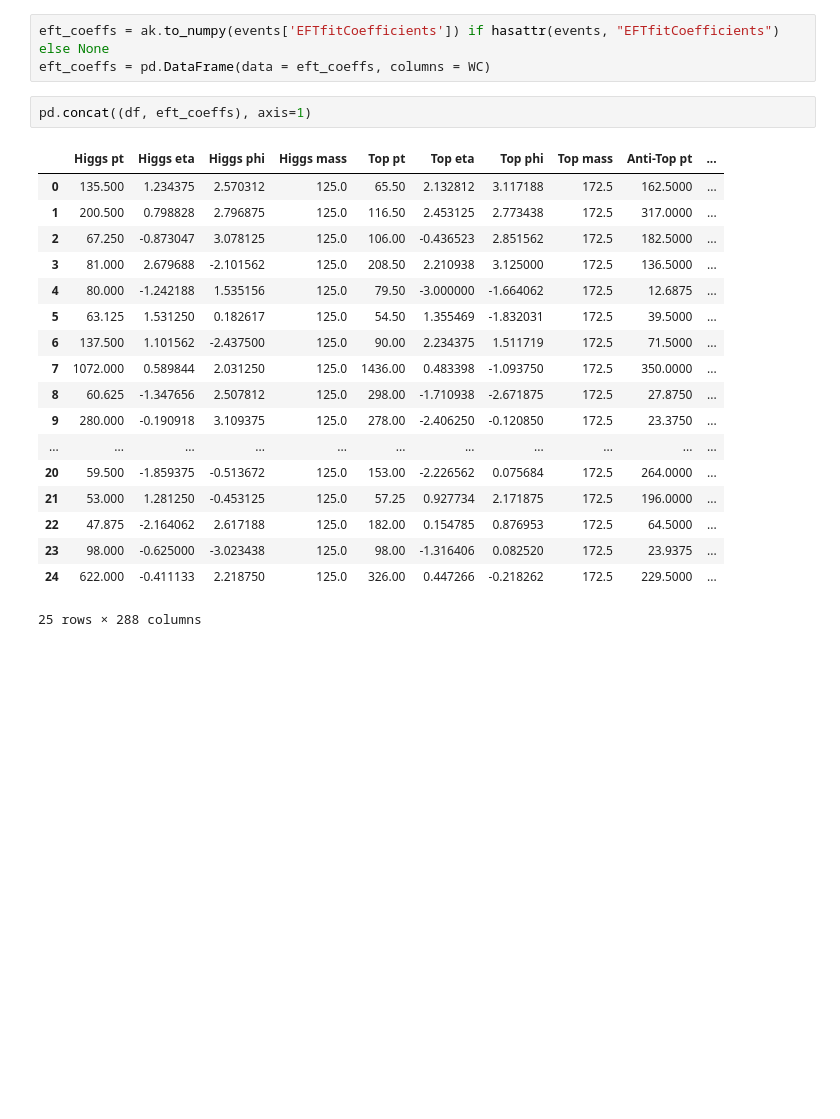
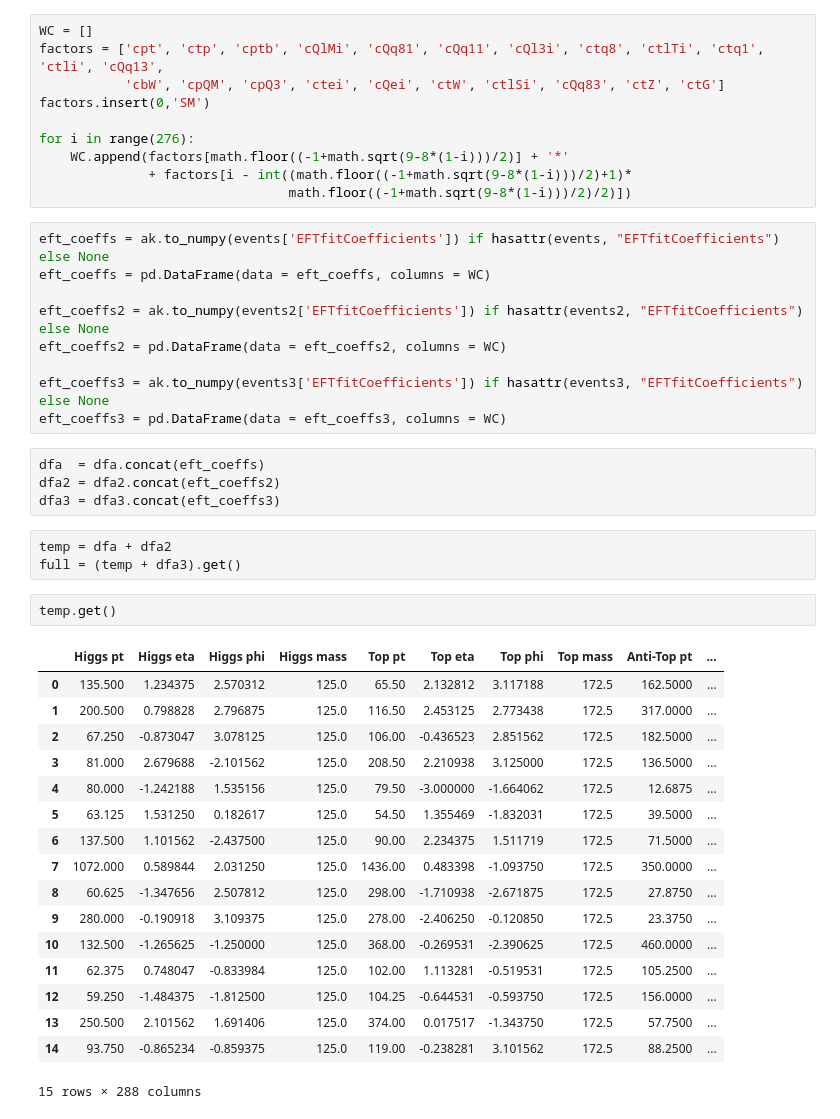
Before and after one commit to emcgrady/ml4eft, a Jupyter notebook: event_selection.ipynb, the cells around one changed output. Cells and saved outputs as stored; diff of their text form; blank space fills up the shorter version.

```diff
--- a/event_selection.ipynb
+++ b/event_selection.ipynb
@@ -41,24 +78,46 @@ for i in range(276):
+# %%
+WC = []
+factors = ['cpt', 'ctp', 'cptb', 'cQlMi', 'cQq81', 'cQq11', 'cQl3i', 'ctq8', 'ctlTi', 'ctq1', 'ctli', 'cQq13',
+           'cbW', 'cpQM', 'cpQ3', 'ctei', 'cQei', 'ctW', 'ctlSi', 'cQq83', 'ctZ', 'ctG']
+factors.insert(0,'SM')
+
+for i in range(276):
+    WC.append(factors[math.floor((-1+math.sqrt(9-8*(1-i)))/2)] + '*'
+              + factors[i - int((math.floor((-1+math.sqrt(9-8*(1-i)))/2)+1)*
+                                math.floor((-1+math.sqrt(9-8*(1-i)))/2)/2)])
 # %%
 eft_coeffs = ak.to_numpy(events['EFTfitCoefficients']) if hasattr(events, "EFTfitCoefficients") else None
 eft_coeffs = pd.DataFrame(data = eft_coeffs, columns = WC)
+
+eft_coeffs2 = ak.to_numpy(events2['EFTfitCoefficients']) if hasattr(events2, "EFTfitCoefficients") else None
+eft_coeffs2 = pd.DataFrame(data = eft_coeffs2, columns = WC)
+
+eft_coeffs3 = ak.to_numpy(events3['EFTfitCoefficients']) if hasattr(events3, "EFTfitCoefficients") else None
+eft_coeffs3 = pd.DataFrame(data = eft_coeffs3, columns = WC)
-# %%
-pd.concat((df, eft_coeffs), axis=1)
-# %% [output]
-|  | Higgs pt | Higgs eta | Higgs phi | Higgs mass | Top pt | Top eta | Top phi | Top mass | Anti-Top pt | ... |
-| 0 | 135.500 | 1.234375 | 2.570312 | 125.0 | 65.50 | 2.132812 | 3.117188 | 172.5 | 162.5000 | ... |
-| 1 | 200.500 | 0.798828 | 2.796875 | 125.0 | 116.50 | 2.453125 | 2.773438 | 172.5 | 317.0000 | ... |
-| 2 | 67.250 | -0.873047 | 3.078125 | 125.0 | 106.00 | -0.436523 | 2.851562 | 172.5 | 182.5000 | ... |
-| 3 | 81.000 | 2.679688 | -2.101562 | 125.0 | 208.50 | 2.210938 | 3.125000 | 172.5 | 136.5000 | ... |
-| 4 | 80.000 | -1.242188 | 1.535156 | 125.0 | 79.50 | -3.000000 | -1.664062 | 172.5 | 12.6875 | ... |
-| 5 | 63.125 | 1.531250 | 0.182617 | 125.0 | 54.50 | 1.355469 | -1.832031 | 172.5 | 39.5000 | ... |
-| 6 | 137.500 | 1.101562 | -2.437500 | 125.0 | 90.00 | 2.234375 | 1.511719 | 172.5 | 71.5000 | ... |
-| 7 | 1072.000 | 0.589844 | 2.031250 | 125.0 | 1436.00 | 0.483398 | -1.093750 | 172.5 | 350.0000 | ... |
-| 8 | 60.625 | -1.347656 | 2.507812 | 125.0 | 298.00 | -1.710938 | -2.671875 | 172.5 | 27.8750 | ... |
-| 9 | 280.000 | -0.190918 | 3.109375 | 125.0 | 278.00 | -2.406250 | -0.120850 | 172.5 | 23.3750 | ... |
-| ... | ... | ... | ... | ... | ... | ... | ... | ... | ... | ... |
-| 20 | 59.500 | -1.859375 | -0.513672 | 125.0 | 153.00 | -2.226562 | 0.075684 | 172.5 | 264.0000 | ... |
-| 21 | 53.000 | 1.281250 | -0.453125 | 125.0 | 57.25 | 0.927734 | 2.171875 | 172.5 | 196.0000 | ... |
-| 22 | 47.875 | -2.164062 | 2.617188 | 125.0 | 182.00 | 0.154785 | 0.876953 | 172.5 | 64.5000 | ... |
-| 23 | 98.000 | -0.625000 | -3.023438 | 125.0 | 98.00 | -1.316406 | 0.082520 | 172.5 | 23.9375 | ... |
-| 24 | 622.000 | -0.411133 | 2.218750 | 125.0 | 326.00 | 0.447266 | -0.218262 | 172.5 | 229.5000 | ... |
-25 rows × 288 columns
+# %%
+dfa  = dfa.concat(eft_coeffs)
+dfa2 = dfa2.concat(eft_coeffs2)
+dfa3 = dfa3.concat(eft_coeffs3)
+# %%
+temp = dfa + dfa2
+full = (temp + dfa3).get()
+# %%
+temp.get()
+# %% [output]
+|  | Higgs pt | Higgs eta | Higgs phi | Higgs mass | Top pt | Top eta | Top phi | Top mass | Anti-Top pt | ... |
+| 0 | 135.500 | 1.234375 | 2.570312 | 125.0 | 65.50 | 2.132812 | 3.117188 | 172.5 | 162.5000 | ... |
+| 1 | 200.500 | 0.798828 | 2.796875 | 125.0 | 116.50 | 2.453125 | 2.773438 | 172.5 | 317.0000 | ... |
+| 2 | 67.250 | -0.873047 | 3.078125 | 125.0 | 106.00 | -0.436523 | 2.851562 | 172.5 | 182.5000 | ... |
+| 3 | 81.000 | 2.679688 | -2.101562 | 125.0 | 208.50 | 2.210938 | 3.125000 | 172.5 | 136.5000 | ... |
+| 4 | 80.000 | -1.242188 | 1.535156 | 125.0 | 79.50 | -3.000000 | -1.664062 | 172.5 | 12.6875 | ... |
+| 5 | 63.125 | 1.531250 | 0.182617 | 125.0 | 54.50 | 1.355469 | -1.832031 | 172.5 | 39.5000 | ... |
+| 6 | 137.500 | 1.101562 | -2.437500 | 125.0 | 90.00 | 2.234375 | 1.511719 | 172.5 | 71.5000 | ... |
+| 7 | 1072.000 | 0.589844 | 2.031250 | 125.0 | 1436.00 | 0.483398 | -1.093750 | 172.5 | 350.0000 | ... |
+| 8 | 60.625 | -1.347656 | 2.507812 | 125.0 | 298.00 | -1.710938 | -2.671875 | 172.5 | 27.8750 | ... |
+| 9 | 280.000 | -0.190918 | 3.109375 | 125.0 | 278.00 | -2.406250 | -0.120850 | 172.5 | 23.3750 | ... |
+| 10 | 132.500 | -1.265625 | -1.250000 | 125.0 | 368.00 | -0.269531 | -2.390625 | 172.5 | 460.0000 | ... |
+| 11 | 62.375 | 0.748047 | -0.833984 | 125.0 | 102.00 | 1.113281 | -0.519531 | 172.5 | 105.2500 | ... |
+| 12 | 59.250 | -1.484375 | -1.812500 | 125.0 | 104.25 | -0.644531 | -0.593750 | 172.5 | 156.0000 | ... |
+| 13 | 250.500 | 2.101562 | 1.691406 | 125.0 | 374.00 | 0.017517 | -1.343750 | 172.5 | 57.7500 | ... |
+| 14 | 93.750 | -0.865234 | -0.859375 | 125.0 | 119.00 | -0.238281 | 3.101562 | 172.5 | 88.2500 | ... |
+15 rows × 288 columns
```
Also changed, not shown: parts of 6 cells of this notebook, 3 other files.
